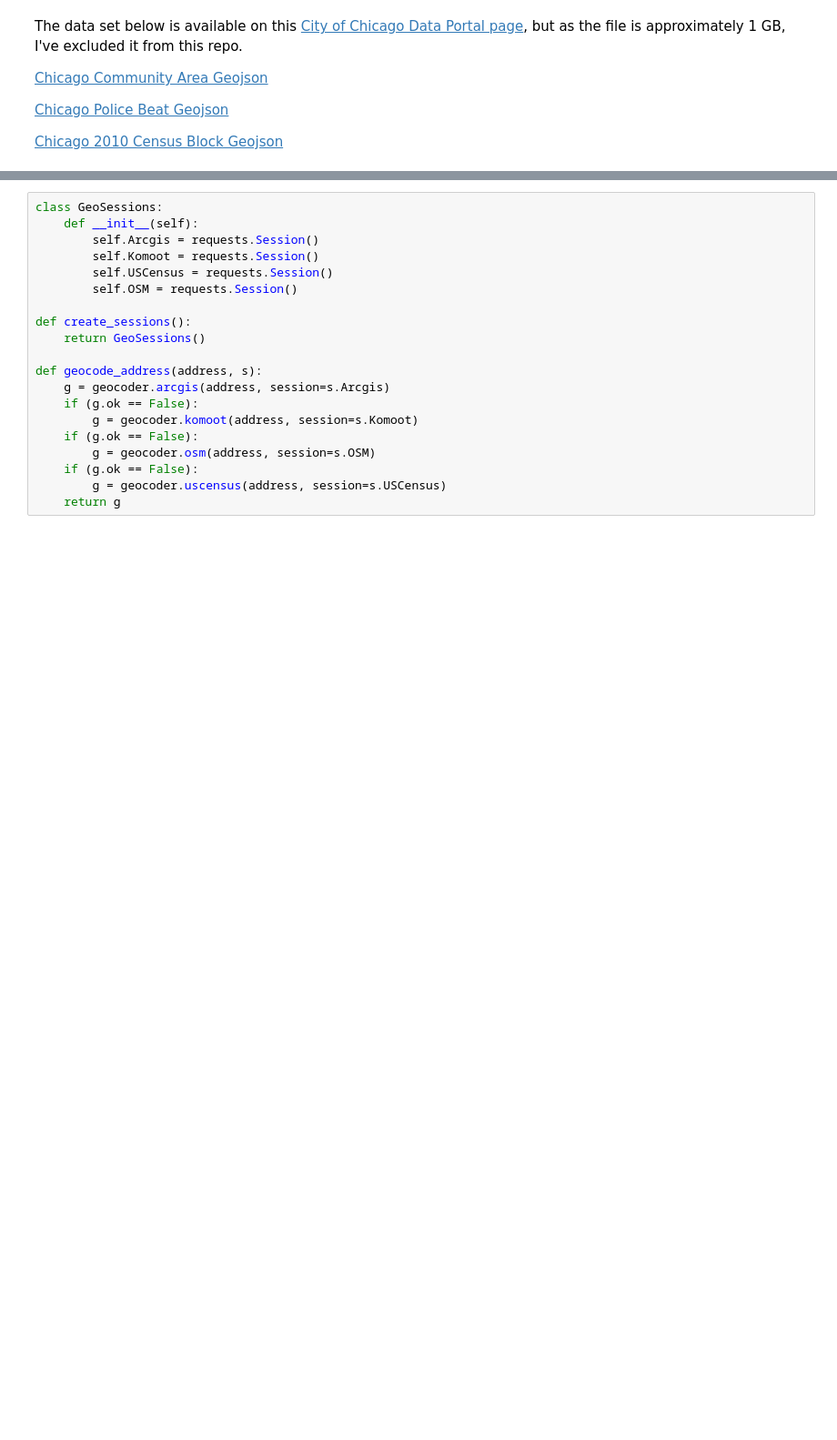
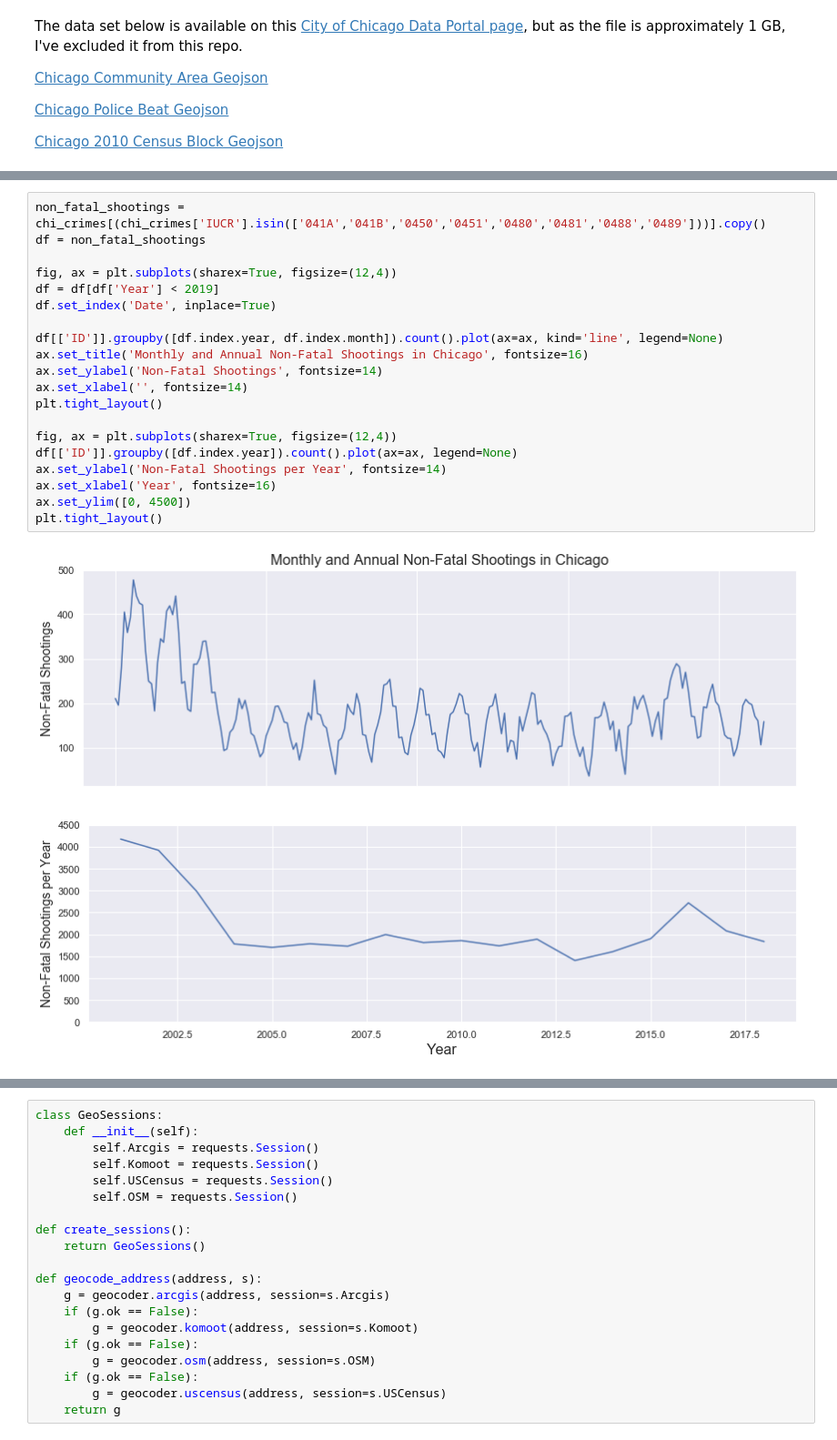
Before and after one commit to MattTriano/Chicago_Crimes, a Jupyter notebook: Chicago_Crime_Exploration.ipynb, the cells around one changed output, grey strips where cells are left out. Shown at 91% size. Drawn from its saved outputs; the diff is of its cells as text; blank space fills up the shorter version.

```diff
--- a/Chicago_Crime_Exploration.ipynb
+++ b/Chicago_Crime_Exploration.ipynb
@@ -105,0 +236,23 @@ memory usage: 722.1+ MB
+# %%
+non_fatal_shootings = chi_crimes[(chi_crimes['IUCR'].isin(['041A','041B','0450','0451','0480','0481','0488','0489']))].copy()
+df = non_fatal_shootings
+
+fig, ax = plt.subplots(sharex=True, figsize=(12,4))
+df = df[df['Year'] < 2019]
+df.set_index('Date', inplace=True)
+
+df[['ID']].groupby([df.index.year, df.index.month]).count().plot(ax=ax, kind='line', legend=None)
+ax.set_title('Monthly and Annual Non-Fatal Shootings in Chicago', fontsize=16)
+ax.set_ylabel('Non-Fatal Shootings', fontsize=14)
+ax.set_xlabel('', fontsize=14)
+plt.tight_layout()
+
+fig, ax = plt.subplots(sharex=True, figsize=(12,4))
+df[['ID']].groupby([df.index.year]).count().plot(ax=ax, legend=None)
+ax.set_ylabel('Non-Fatal Shootings per Year', fontsize=14)
+ax.set_xlabel('Year', fontsize=16)
+ax.set_ylim([0, 4500])
+plt.tight_layout()
+# %% [output]
+[figure, added]
+[figure, added]
```
Also changed, not shown: parts of 23 cells of this notebook.
